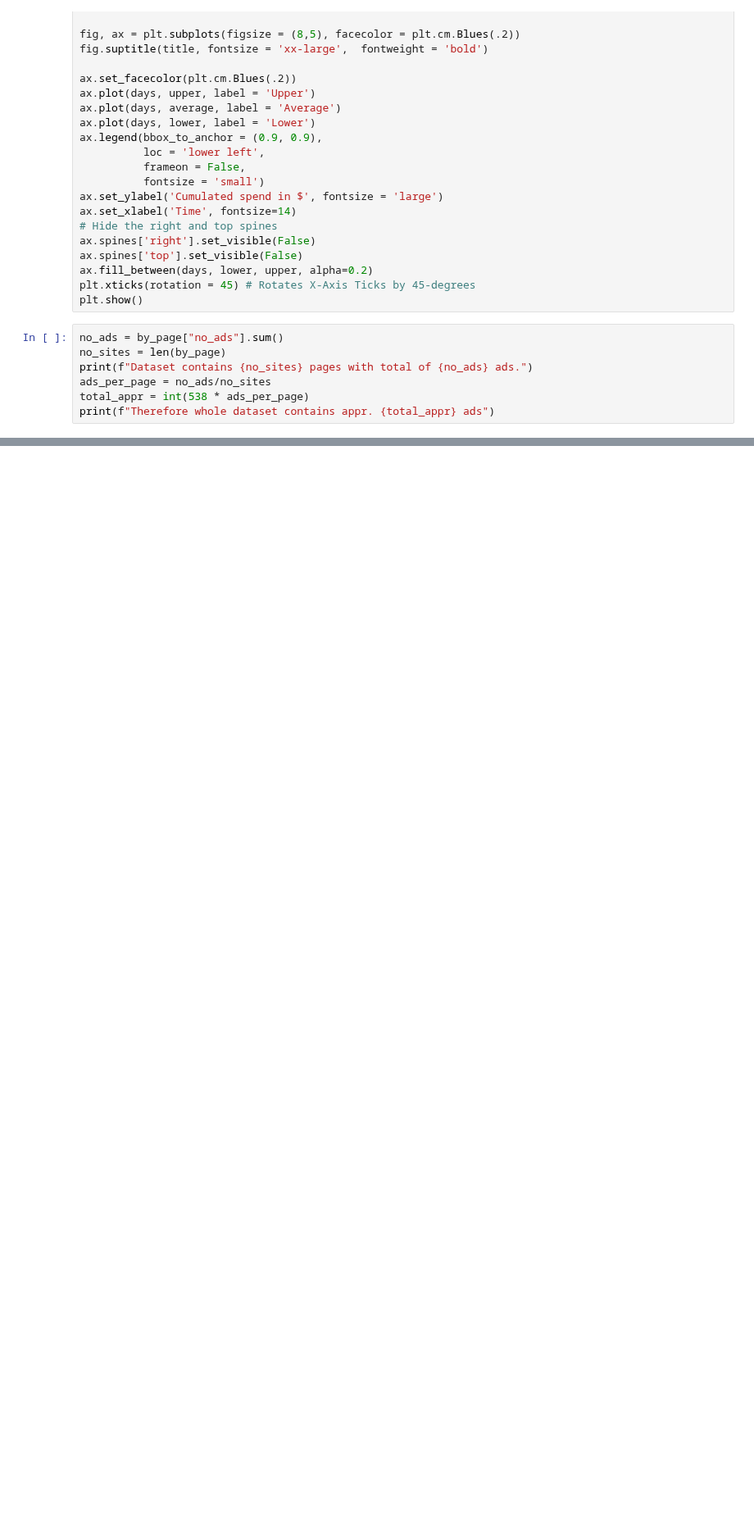
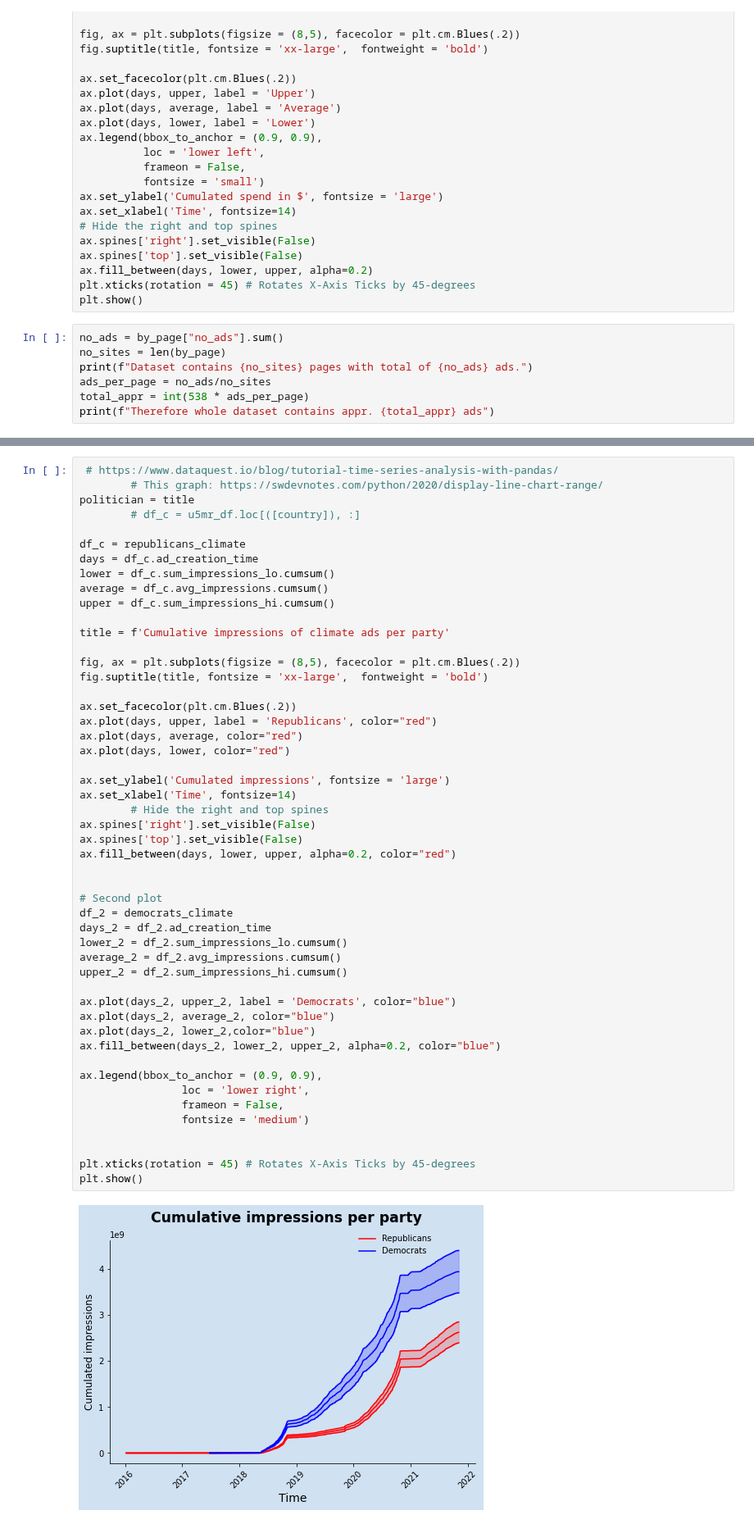
Before and after one commit to lrnz-asnprs/political-ad-api, a Jupyter notebook: notebooks/laurenz_notebook.ipynb, the cells around one changed output, grey strips where cells are left out. Shown at 82% size. Saved outputs shown, nothing was run; the diff lists cells and outputs as text; blank space fills up the shorter version.

```diff
--- a/notebooks/laurenz_notebook.ipynb
+++ b/notebooks/laurenz_notebook.ipynb
@@ -354,0 +312,52 @@ missing
+# %%
+ # https://www.dataquest.io/blog/tutorial-time-series-analysis-with-pandas/
+        # This graph: https://swdevnotes.com/python/2020/display-line-chart-range/
+politician = title
+        # df_c = u5mr_df.loc[([country]), :]
+
+df_c = republicans_climate
+days = df_c.ad_creation_time
+lower = df_c.sum_impressions_lo.cumsum()
+average = df_c.avg_impressions.cumsum()
+upper = df_c.sum_impressions_hi.cumsum()
+
+title = f'Cumulative impressions of climate ads per party'
+
+fig, ax = plt.subplots(figsize = (8,5), facecolor = plt.cm.Blues(.2))
+fig.suptitle(title, fontsize = 'xx-large',  fontweight = 'bold')
+
+ax.set_facecolor(plt.cm.Blues(.2))
+ax.plot(days, upper, label = 'Republicans', color="red")
+ax.plot(days, average, color="red")
+ax.plot(days, lower, color="red")
+
+ax.set_ylabel('Cumulated impressions', fontsize = 'large')
+ax.set_xlabel('Time', fontsize=14)
+        # Hide the right and top spines
+ax.spines['right'].set_visible(False)
+ax.spines['top'].set_visible(False)
+ax.fill_between(days, lower, upper, alpha=0.2, color="red")
+
+
+# Second plot
+df_2 = democrats_climate
+days_2 = df_2.ad_creation_time
+lower_2 = df_2.sum_impressions_lo.cumsum()
+average_2 = df_2.avg_impressions.cumsum()
+upper_2 = df_2.sum_impressions_hi.cumsum()
+
+ax.plot(days_2, upper_2, label = 'Democrats', color="blue")
+ax.plot(days_2, average_2, color="blue")
+ax.plot(days_2, lower_2,color="blue")
+ax.fill_between(days_2, lower_2, upper_2, alpha=0.2, color="blue")
+
+ax.legend(bbox_to_anchor = (0.9, 0.9),
+                loc = 'lower right',
+                frameon = False,
+                fontsize = 'medium')
+
+
+plt.xticks(rotation = 45) # Rotates X-Axis Ticks by 45-degrees
+plt.show()
+# %% [output]
+[figure, added]
```
Also changed, not shown: parts of 18 cells of this notebook, 13 other files.
